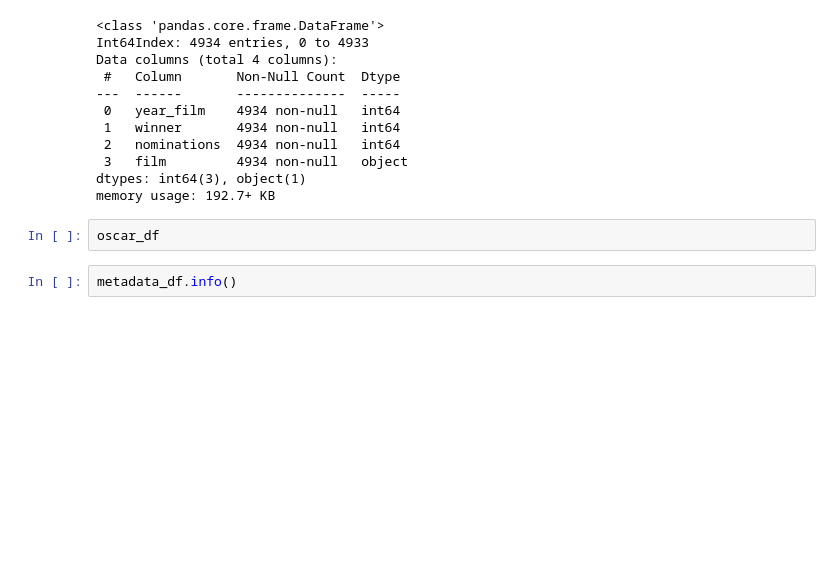
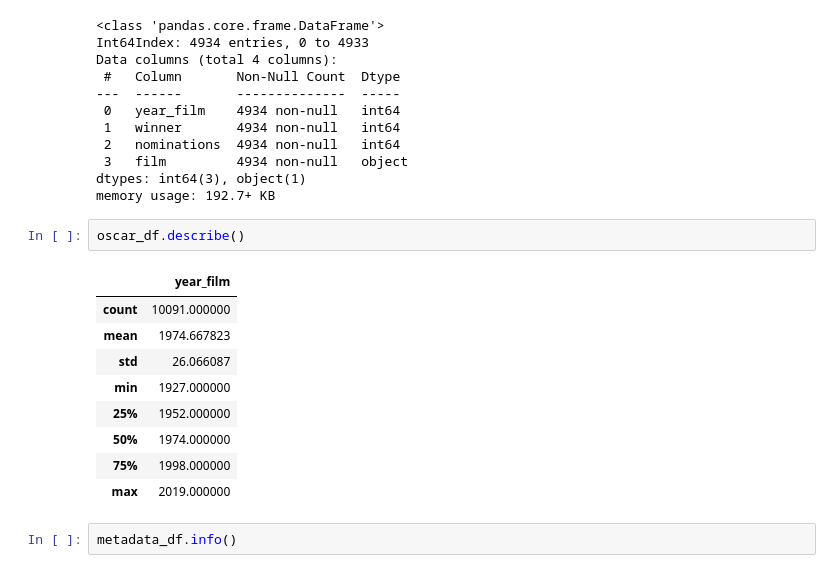
Before and after one commit to matteodales/programming_project, a Jupyter notebook: data_exploration_and_cleaning.ipynb, the cells around one changed output. Drawn from its saved outputs; the diff is of its cells as text; blank space fills up the shorter version.

```diff
--- a/data_exploration_and_cleaning.ipynb
+++ b/data_exploration_and_cleaning.ipynb
@@ -172,7 +120,17 @@ Data columns (total 4 columns):
 dtypes: int64(3), object(1)
 memory usage: 192.7+ KB
 # %%
-oscar_df
+oscar_df.describe()
+# %% [output]
+|  | year_film |
+| count | 10091.000000 |
+| mean | 1974.667823 |
+| std | 26.066087 |
+| min | 1927.000000 |
+| 25% | 1952.000000 |
+| 50% | 1974.000000 |
+| 75% | 1998.000000 |
+| max | 2019.000000 |
 # %%
 metadata_df.info()
 # %% [output]
```
Also changed, not shown: parts of 3 cells of this notebook, 2 other files.
